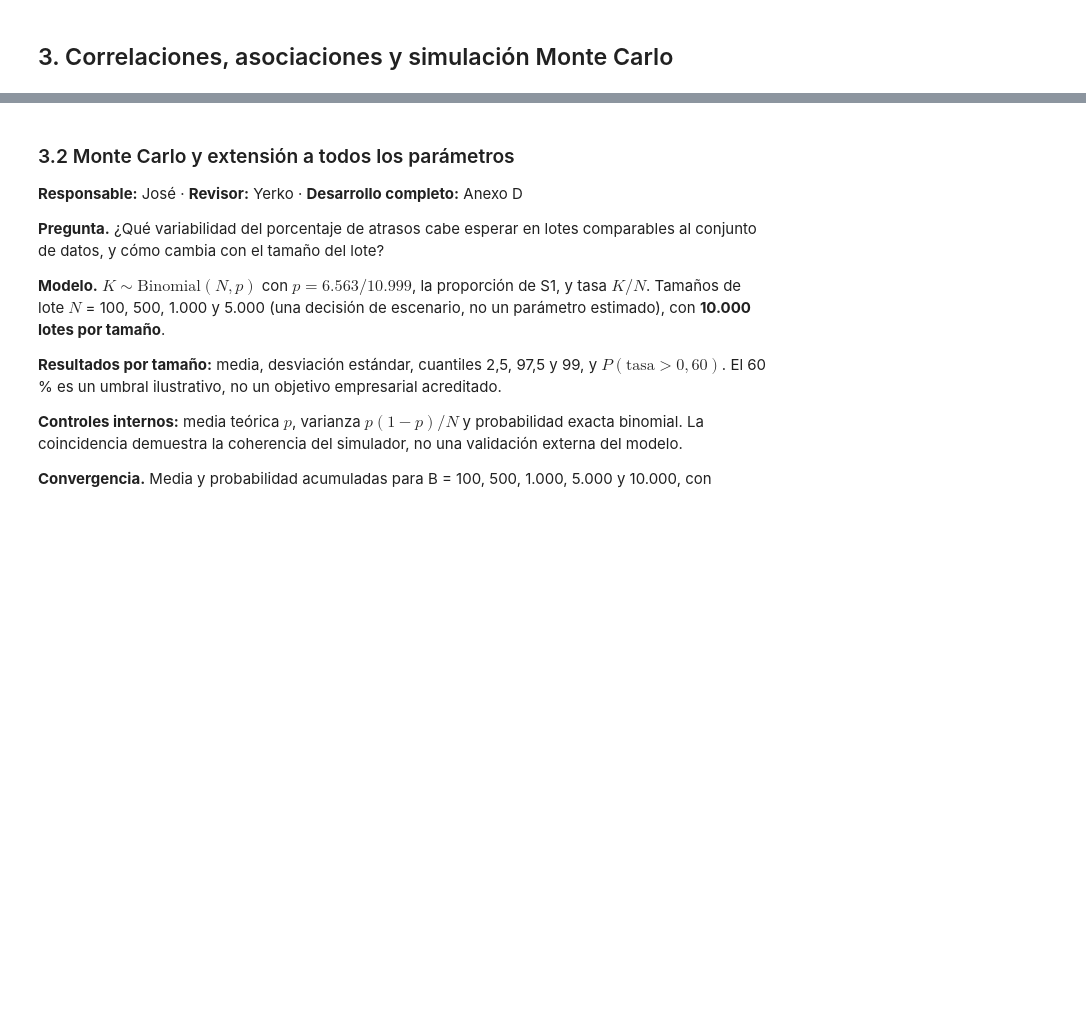
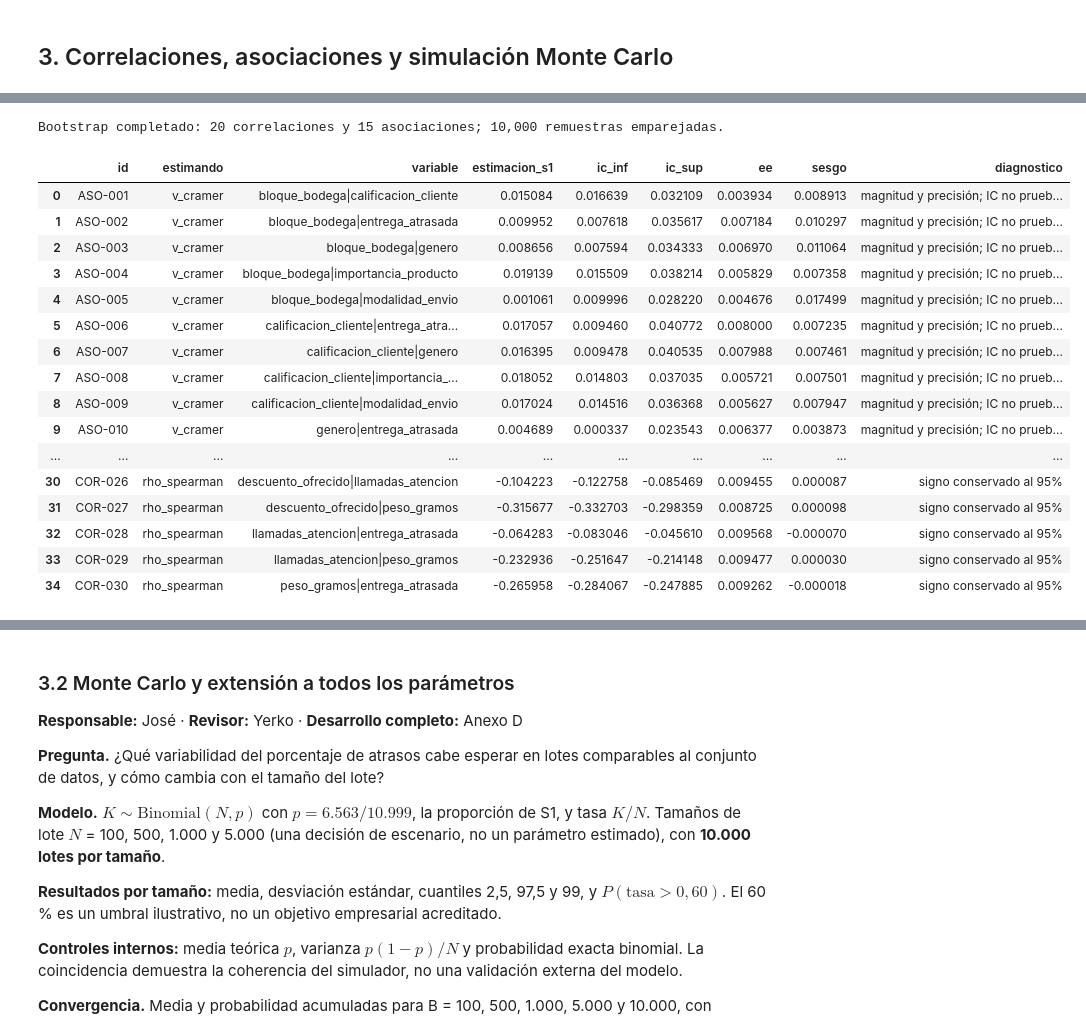
Before and after one commit to joserodriguezc/grupo_1_estadistica_computacional, a Jupyter notebook: sumativa_2/notebooks/sumativa_2_grupo1.ipynb, the cells around one changed output, grey strips where cells are left out. Saved outputs shown, nothing was run; the diff lists cells and outputs as text; code cells hidden in the pictures; blank space fills up the shorter version.

```diff
--- a/sumativa_2/notebooks/sumativa_2_grupo1.ipynb
+++ b/sumativa_2/notebooks/sumativa_2_grupo1.ipynb
@@ -1423,0 +1566,62 @@ método por producir el menor p.
+# %%
+from IPython.display import display
+
+catalogo_coef = inventario[inventario['estimando'].isin(
+    ['rho_spearman', 'r_punto_biserial', 'v_cramer'])].copy().sort_values('id').reset_index(drop=True)
+assert catalogo_coef['id'].is_unique and len(catalogo_coef)==35
+assert catalogo_coef['estimando'].value_counts().to_dict()=={
+    'rho_spearman': 15, 'r_punto_biserial': 5, 'v_cramer': 15}
+preparados_coef = preparar_coeficientes(df, catalogo_coef)
+observados_coef = coeficientes_lote(preparados_coef, np.arange(len(df))[None, :])[0]
+np.testing.assert_allclose(observados_coef, catalogo_coef['estimacion_s1'].astype(float), rtol=1e-10, atol=1e-12)
+
+B_COEF, LOTE_COEF = 10_000, 32
+tabla_coeficientes, REPLICAS_COEFICIENTES = bootstrap_coeficientes(
+    df, catalogo_coef, generador('bootstrap_coeficientes'), B=B_COEF, lote=LOTE_COEF)
+tiempo_coeficientes = tabla_coeficientes.attrs['segundos']
+for nombre, valor in [('semilla', SEMILLA), ('flujo', 'bootstrap_coeficientes')]:
+    tabla_coeficientes[nombre] = valor
+es_asociacion = tabla_coeficientes['estimando'].eq('v_cramer')
+correlaciones_bootstrap = tabla_coeficientes[~es_asociacion].copy()
+asociaciones_bootstrap = tabla_coeficientes[es_asociacion].copy()
+assert (len(correlaciones_bootstrap), len(asociaciones_bootstrap))==(20, 15)
+assert tabla_coeficientes['B_validas'].eq(B_COEF).all(), 'Revisar réplicas indefinidas antes de interpretar.'
+assert correlaciones_bootstrap[['ic_inf','ic_sup']].ge(-1).all().all()
+assert correlaciones_bootstrap[['ic_inf','ic_sup']].le(1).all().all()
+assert asociaciones_bootstrap[['ic_inf','ic_sup']].ge(0).all().all()
+assert asociaciones_bootstrap[['ic_inf','ic_sup']].le(1+1e-12).all().all()
+for nombre, tabla in [('correlaciones_bootstrap', correlaciones_bootstrap),
+                      ('asociaciones_bootstrap', asociaciones_bootstrap)]:
+    tabla.to_csv(TABLAS_S2 / f'{nombre}.csv', index=False)
+pd.DataFrame(REPLICAS_COEFICIENTES, columns=catalogo_coef['id']).rename_axis('replica').to_csv(
+    TABLAS_S2 / 'coeficientes_replicas.csv')
+import platform
+import scipy
+metadatos_coef = dict(semilla=SEMILLA, flujo='bootstrap_coeficientes',
+    spawn_key=list(SEMILLAS_FLUJO['bootstrap_coeficientes'].spawn_key),
+    orden_ids=catalogo_coef['id'].tolist(), n=len(df), B=B_COEF, lote=LOTE_COEF,
+    nivel_ic=0.95, segundos=tiempo_coeficientes, commit_s1=COMMIT_S1, sha256_datos=HUELLA_DATOS,
+    versiones=dict(python=platform.python_version(), numpy=np.__version__, pandas=pd.__version__, scipy=scipy.__version__),
+    sensibilidad='pendiente', intervalos='marginales, no simultáneos')
+(TABLAS_S2 / 'coeficientes_metadatos.json').write_text(json.dumps(metadatos_coef, ensure_ascii=False, indent=2), encoding='utf-8')
+print(f'Bootstrap completado: {len(correlaciones_bootstrap)} correlaciones y {len(asociaciones_bootstrap)} asociaciones; {B_COEF:,} remuestras emparejadas.')
+display(tabla_coeficientes[['id','estimando','variable','estimacion_s1','ic_inf','ic_sup','ee','sesgo','diagnostico']])
+# %% [output]
+Bootstrap completado: 20 correlaciones y 15 asociaciones; 10,000 remuestras emparejadas.
+|  | id | estimando | variable | estimacion_s1 | ic_inf | ic_sup | ee | sesgo | diagnostico |
+| 0 | ASO-001 | v_cramer | bloque_bodega|calificacion_cliente | 0.015084 | 0.016639 | 0.032109 | 0.003934 | 0.008913 | magnitud y precisión; IC no prueb... |
+| 1 | ASO-002 | v_cramer | bloque_bodega|entrega_atrasada | 0.009952 | 0.007618 | 0.035617 | 0.007184 | 0.010297 | magnitud y precisión; IC no prueb... |
+| 2 | ASO-003 | v_cramer | bloque_bodega|genero | 0.008656 | 0.007594 | 0.034333 | 0.006970 | 0.011064 | magnitud y precisión; IC no prueb... |
+| 3 | ASO-004 | v_cramer | bloque_bodega|importancia_producto | 0.019139 | 0.015509 | 0.038214 | 0.005829 | 0.007358 | magnitud y precisión; IC no prueb... |
+| 4 | ASO-005 | v_cramer | bloque_bodega|modalidad_envio | 0.001061 | 0.009996 | 0.028220 | 0.004676 | 0.017499 | magnitud y precisión; IC no prueb... |
+| 5 | ASO-006 | v_cramer | calificacion_cliente|entrega_atra... | 0.017057 | 0.009460 | 0.040772 | 0.008000 | 0.007235 | magnitud y precisión; IC no prueb... |
+| 6 | ASO-007 | v_cramer | calificacion_cliente|genero | 0.016395 | 0.009478 | 0.040535 | 0.007988 | 0.007461 | magnitud y precisión; IC no prueb... |
+| 7 | ASO-008 | v_cramer | calificacion_cliente|importancia_... | 0.018052 | 0.014803 | 0.037035 | 0.005721 | 0.007501 | magnitud y precisión; IC no prueb... |
+| 8 | ASO-009 | v_cramer | calificacion_cliente|modalidad_envio | 0.017024 | 0.014516 | 0.036368 | 0.005627 | 0.007947 | magnitud y precisión; IC no prueb... |
+| 9 | ASO-010 | v_cramer | genero|entrega_atrasada | 0.004689 | 0.000337 | 0.023543 | 0.006377 | 0.003873 | magnitud y precisión; IC no prueb... |
+| ... | ... | ... | ... | ... | ... | ... | ... | ... | ... |
+| 30 | COR-026 | rho_spearman | descuento_ofrecido|llamadas_atencion | -0.104223 | -0.122758 | -0.085469 | 0.009455 | 0.000087 | signo conservado al 95% |
+| 31 | COR-027 | rho_spearman | descuento_ofrecido|peso_gramos | -0.315677 | -0.332703 | -0.298359 | 0.008725 | 0.000098 | signo conservado al 95% |
+| 32 | COR-028 | rho_spearman | llamadas_atencion|entrega_atrasada | -0.064283 | -0.083046 | -0.045610 | 0.009568 | -0.000070 | signo conservado al 95% |
+| 33 | COR-029 | rho_spearman | llamadas_atencion|peso_gramos | -0.232936 | -0.251647 | -0.214148 | 0.009477 | 0.000030 | signo conservado al 95% |
+| 34 | COR-030 | rho_spearman | peso_gramos|entrega_atrasada | -0.265958 | -0.284067 | -0.247885 | 0.009262 | -0.000018 | signo conservado al 95% |
```
Also changed, not shown: parts of 8 cells of this notebook, 42 other files.
